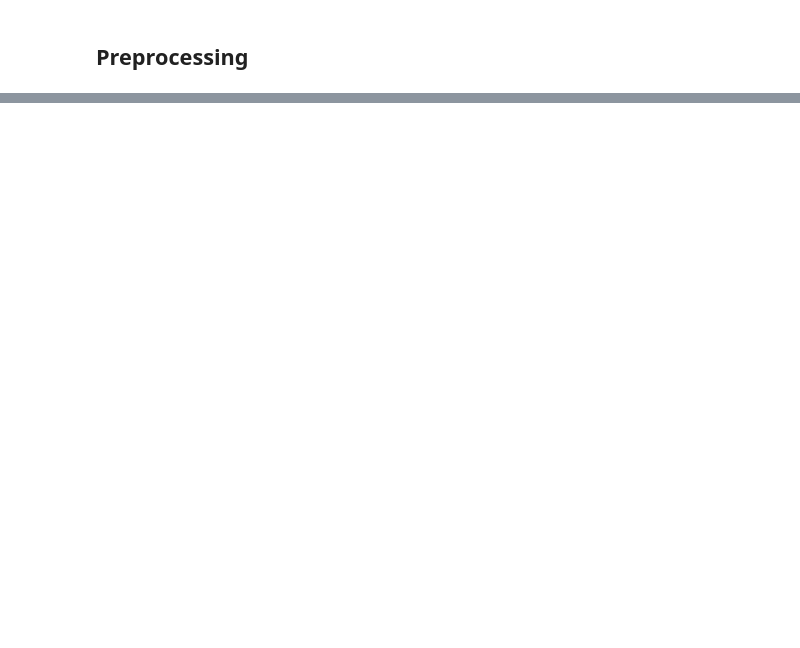
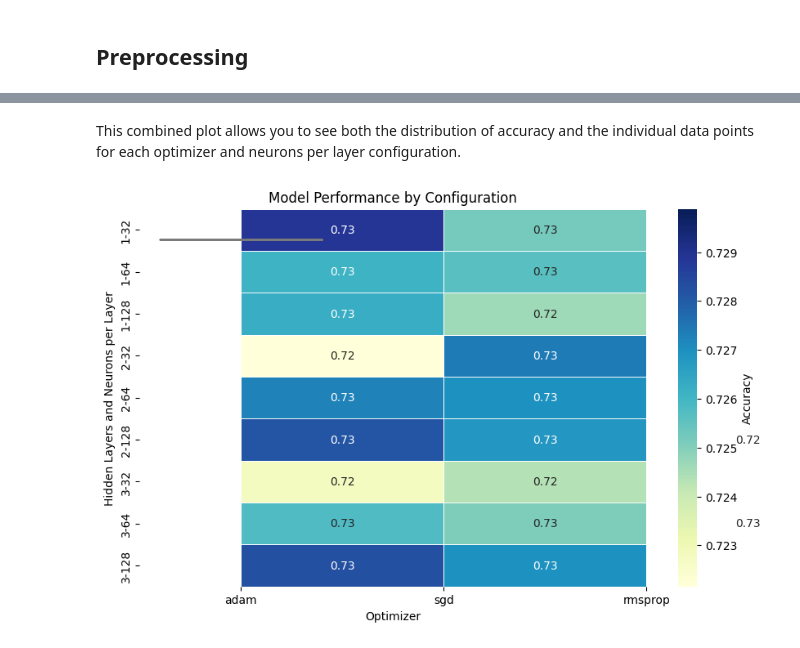
Before and after one commit to jonowood/deep-learning-challenge, a Jupyter notebook: AlphabetSoupCharity_Optimisation.ipynb, the cells around one changed output, grey strips where cells are left out. Drawn from its saved outputs; the diff is of its cells as text; code cells hidden in the pictures; blank space fills up the shorter version.

```diff
--- a/AlphabetSoupCharity_Optimisation.ipynb
+++ b/AlphabetSoupCharity_Optimisation.ipynb
@@ -97,0 +192,31 @@ results_df
+# %% [markdown]
+This combined plot allows you to see both the distribution of accuracy and the individual data points for each optimizer and neurons per layer configuration.
+# %%
+import seaborn as sns
+import matplotlib.pyplot as plt
+
+# Create a pivot table from the results_df DataFrame
+pivot_table = results_df.pivot_table(values='accuracy', index=['hidden_layers', 'neurons_per_layer'], columns='optimizer')
+
+# Create the heatmap
+fig, ax = plt.subplots(figsize=(10, 6))
+sns.heatmap(pivot_table, annot=True, fmt=".2f", linewidths=.5, cmap='YlGnBu', cbar_kws={'label': 'Accuracy'}, ax=ax)
+
+# Create the violin plots
+for i, optimizer in enumerate(results_df['optimizer'].unique()):
+    temp_df = results_df[results_df['optimizer'] == optimizer]
+    violin_data = temp_df['accuracy']
+    sns.violinplot(y=violin_data, x=[i]*len(violin_data), ax=ax, inner='stick', palette='pastel')
+
+# Set plot labels and title
+ax.set_title('Model Performance by Configuration')
+ax.set_xlabel('Optimizer')
+ax.set_ylabel('Hidden Layers and Neurons per Layer')
+
+# Customize x-axis ticks and labels
+ax.set_xticks(range(len(results_df['optimizer'].unique())))
+ax.set_xticklabels(results_df['optimizer'].unique())
+
+plt.show()
+# %% [output]
+[figure, added]
```
Also changed, not shown: parts of 11 cells of this notebook, 3 other files.
